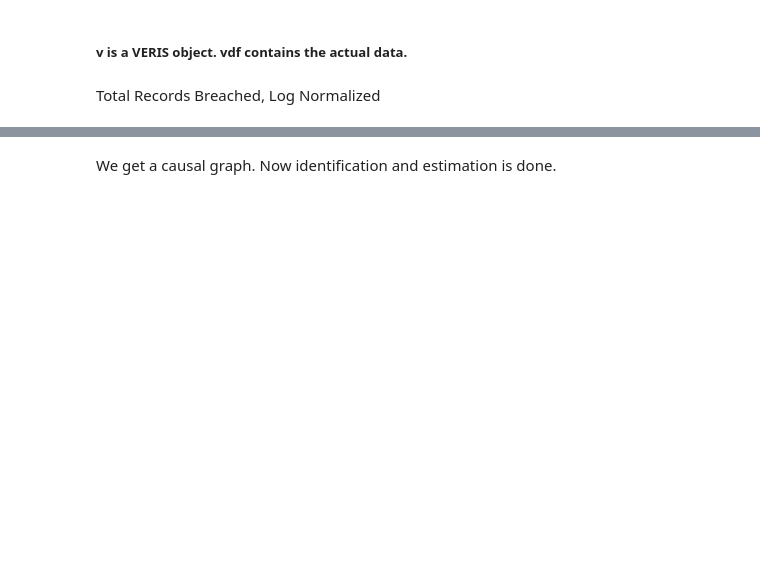
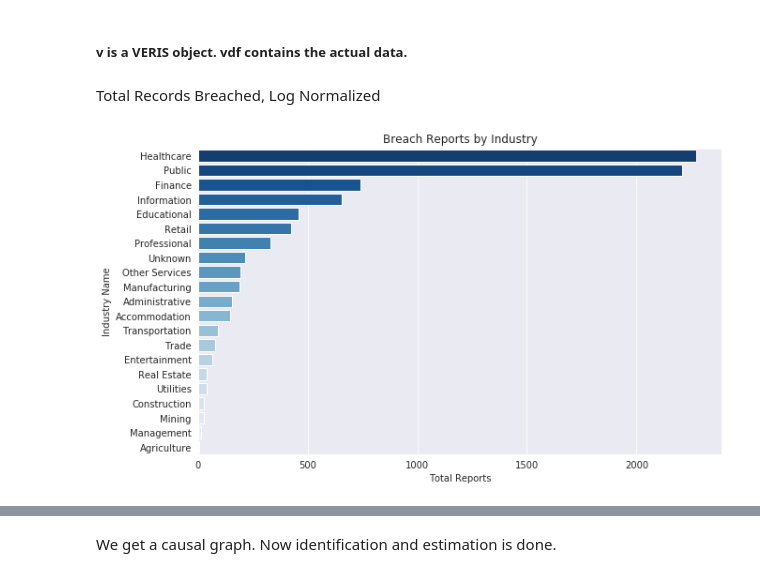
Before and after one commit to ethanpaek/CloudBleed_Project_2019, a Jupyter notebook: vcdb_parse.ipynb, the cells around one changed output, grey strips where cells are left out. Drawn from its saved outputs; the diff is of its cells as text; code cells hidden in the pictures; blank space fills up the shorter version.

```diff
--- a/vcdb_parse.ipynb
+++ b/vcdb_parse.ipynb
@@ -48,16 +47,25 @@ Total Records Breached, Log Normalized
 # %%
 # for a in cst.ACTIONS:
 #     adf[a] = vdf_loss[vdf_loss[a]==True]
 
 # adf['action.Environmental']
 # adf['action.Hacking']['records_lost']
 # # plt.hist(adf['action.Hacking']['records_lost'])
 # plt.setscale("log")
 # print(adf[cst.ACTIONS])
 # sns.distplot(adf[cst.ACTIONS]['records_lost'])?
-
+f, ax = plt.subplots(figsize=(10, 6), sharex=True)
+vdf['victim.industry.name']
+ax = sns.countplot(y = 'victim.industry.name', data=vdf, orient='h', saturation=.8, palette="Blues_r", order=vdf['victim.industry.name'].value_counts().index)
+sns.set_style("darkgrid")
+plt.title('Breach Reports by Industry')
+plt.xlabel('Total Reports')
+plt.ylabel('Industry Name')
+plt.show()
 vdf_final = vdf_loss.copy()
 print()
+# %% [output]
+[figure, added]
 # %%
 # def assign_bugs(row):
 #     return row.loc['action.Malware'] | row['action.Hacking']
```
Also changed, not shown: parts of 13 cells of this notebook.
